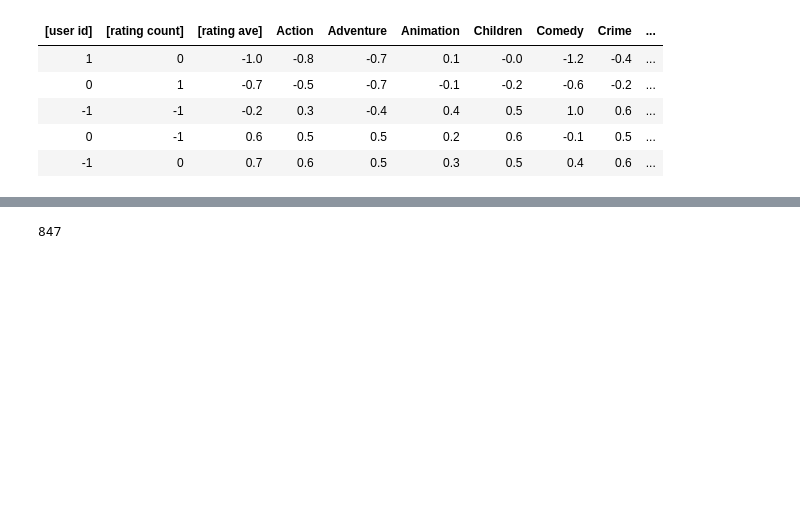
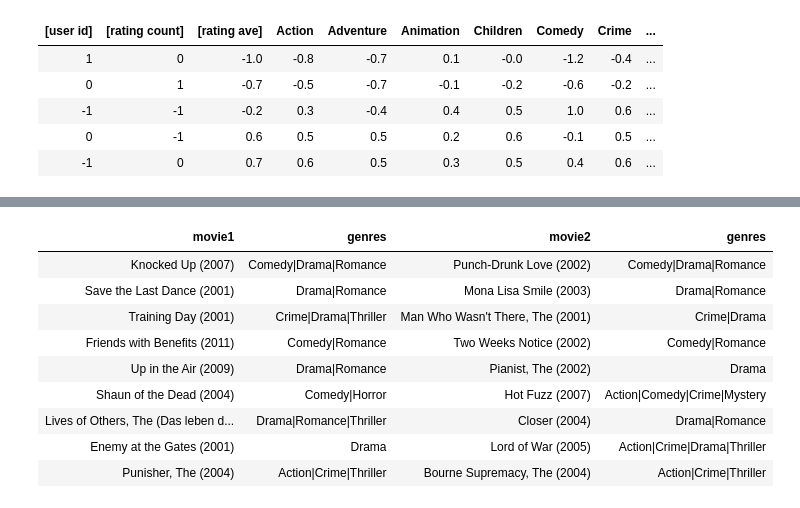
Before and after one commit to saymow/movies-recommender, a Jupyter notebook: recommender.ipynb, the cells around one changed output, grey strips where cells are left out. Drawn from its saved outputs; the diff is of its cells as text; code cells hidden in the pictures; blank space fills up the shorter version.

```diff
--- a/recommender.ipynb
+++ b/recommender.ipynb
@@ -240,15 +240,24 @@ top_50_similar_movies = sorted(similar_movies_list, key=itemgetter('distance'))
 # %%
 disp = [["movie1", "genres", "movie2", "genres"]]
 
-for i in range(len(top_50_similar_movies)):
-    movie1_id = top_50_similar_movies[i]["movie1_id"]
-    movie2_id = top_50_similar_movies[i]["movie2_id"]
+for i in range(len(top_10_similar_movies)):
+    movie1_id = top_10_similar_movies[i]["movie1_id"]
+    movie2_id = top_10_similar_movies[i]["movie2_id"]
     disp.append([
         movie_dict[movie1_id]["title"], movie_dict[movie1_id]["genres"],
         movie_dict[movie2_id]["title"], movie_dict[movie2_id]["genres"]
     ])
 
 table = tabulate.tabulate(disp, tablefmt="html", headers="firstrow")
-len(top_50_similar_movies)
+table
 # %% [output]
-847
+| movie1 | genres | movie2 | genres |
+| Knocked Up (2007) | Comedy|Drama|Romance | Punch-Drunk Love (2002) | Comedy|Drama|Romance |
+| Save the Last Dance (2001) | Drama|Romance | Mona Lisa Smile (2003) | Drama|Romance |
+| Training Day (2001) | Crime|Drama|Thriller | Man Who Wasn't There, The (2001) | Crime|Drama |
+| Friends with Benefits (2011) | Comedy|Romance | Two Weeks Notice (2002) | Comedy|Romance |
+| Up in the Air (2009) | Drama|Romance | Pianist, The (2002) | Drama |
+| Shaun of the Dead (2004) | Comedy|Horror | Hot Fuzz (2007) | Action|Comedy|Crime|Mystery |
+| Lives of Others, The (Das leben d... | Drama|Romance|Thriller | Closer (2004) | Drama|Romance |
+| Enemy at the Gates (2001) | Drama | Lord of War (2005) | Action|Crime|Drama|Thriller |
+| Punisher, The (2004) | Action|Crime|Thriller | Bourne Supremacy, The (2004) | Action|Crime|Thriller |
```
Also changed, not shown: parts of 8 cells of this notebook, 2 other files.
